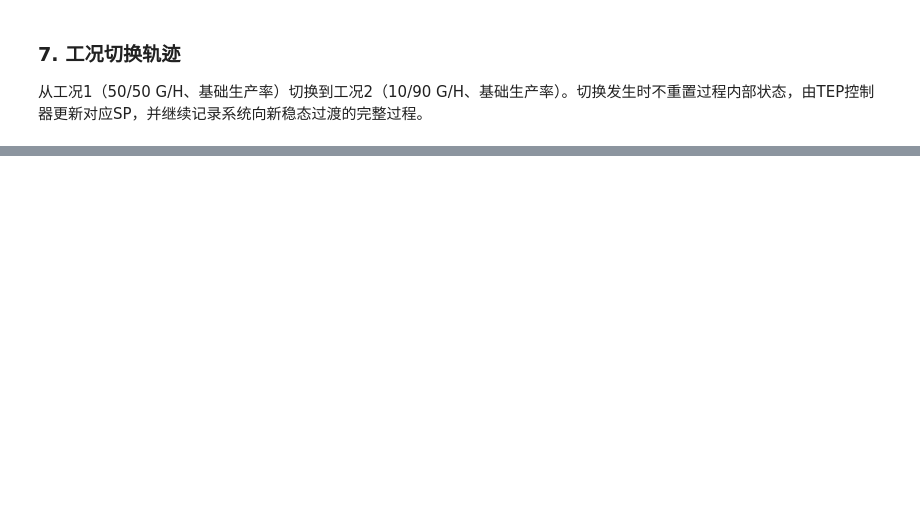
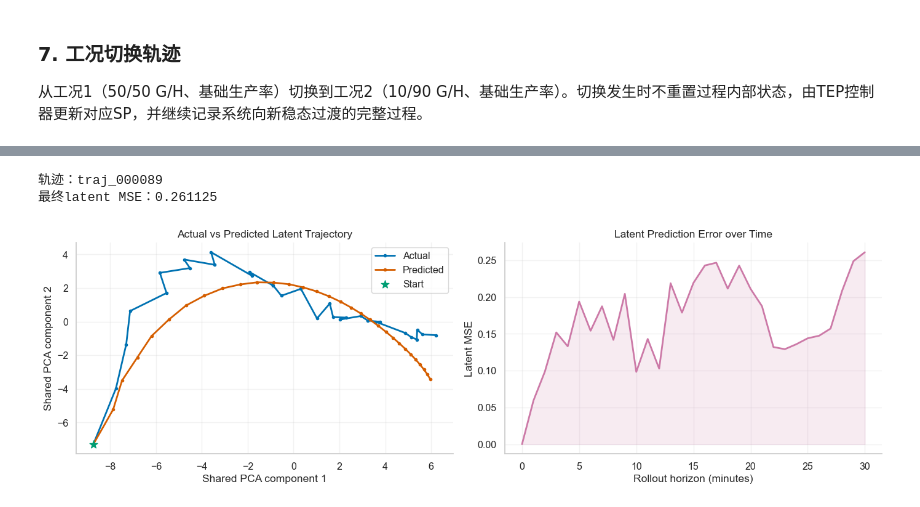
Before and after one commit to ShixiangLi/tepwm, a Jupyter notebook: tutorial/tep_tutorial.ipynb, the cells around one changed output, grey strips where cells are left out. Drawn from its saved outputs; the diff is of its cells as text; code cells hidden in the pictures; blank space fills up the shorter version.

```diff
--- a/tutorial/tep_tutorial.ipynb
+++ b/tutorial/tep_tutorial.ipynb
@@ -481,0 +651,20 @@ show_trajectory(
+# %%
+# 选择动作事件附近的一条多动作测试轨迹，对比真实与预测latent轨迹。
+latent_trajectory = predict_latent_trajectory(
+    checkpoint_path,
+    dataset_dir,
+    split=project_config["evaluation"]["split"],
+    scenario_type="multi_action",
+    horizon=max(project_config["evaluation"]["horizons"]),
+    sample_stride_steps=training_config["sample_stride_steps"],
+    device=str(device),
+)
+
+print(f"轨迹：{latent_trajectory['trajectory_id']}")
+print(f"最终latent MSE：{latent_trajectory['latent_mse'][-1]:.6f}")
+plot_latent_trajectory_comparison(latent_trajectory)
+plt.show()
+# %% [output]
+轨迹：traj_000089
+最终latent MSE：0.261125
+[figure, added]
```
Also changed, not shown: parts of 28 cells of this notebook, 15 other files.
